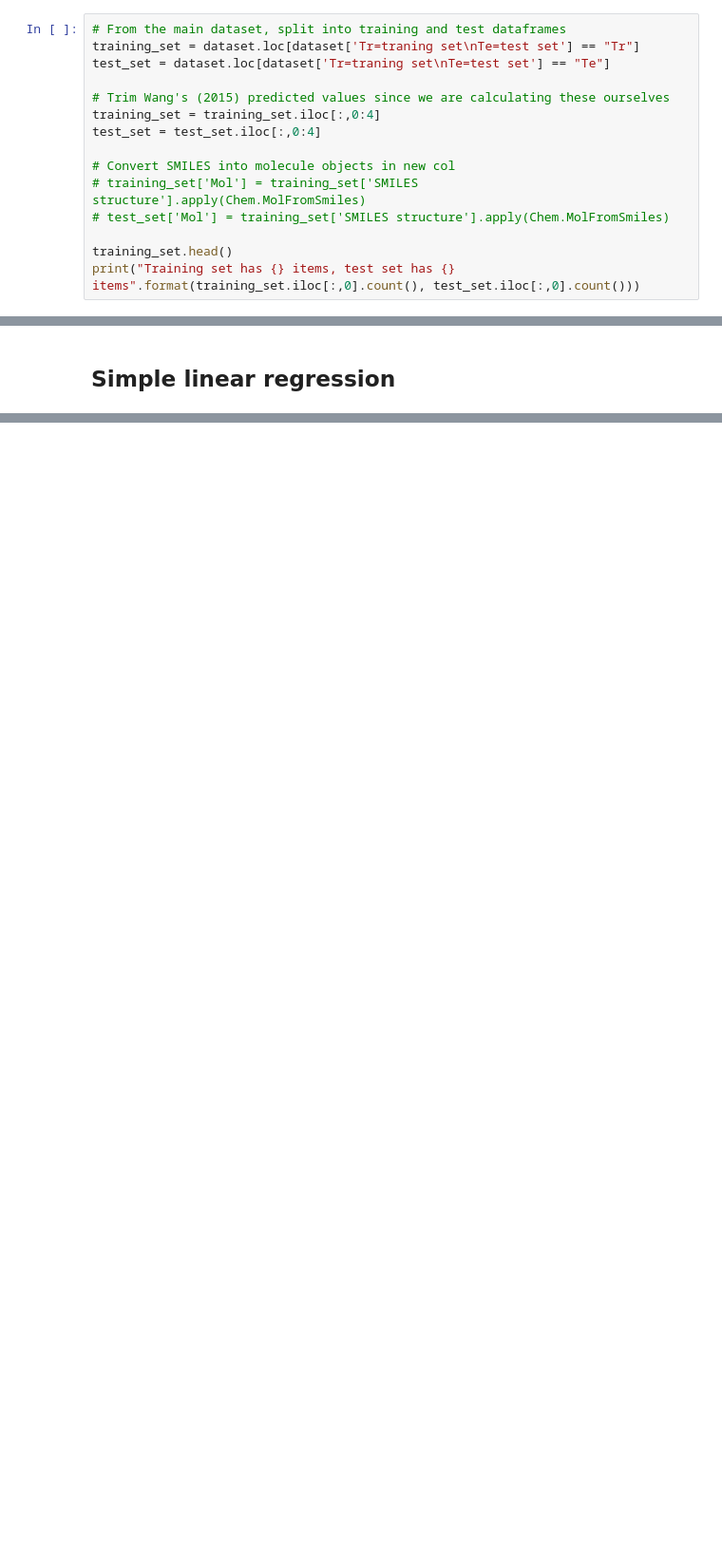
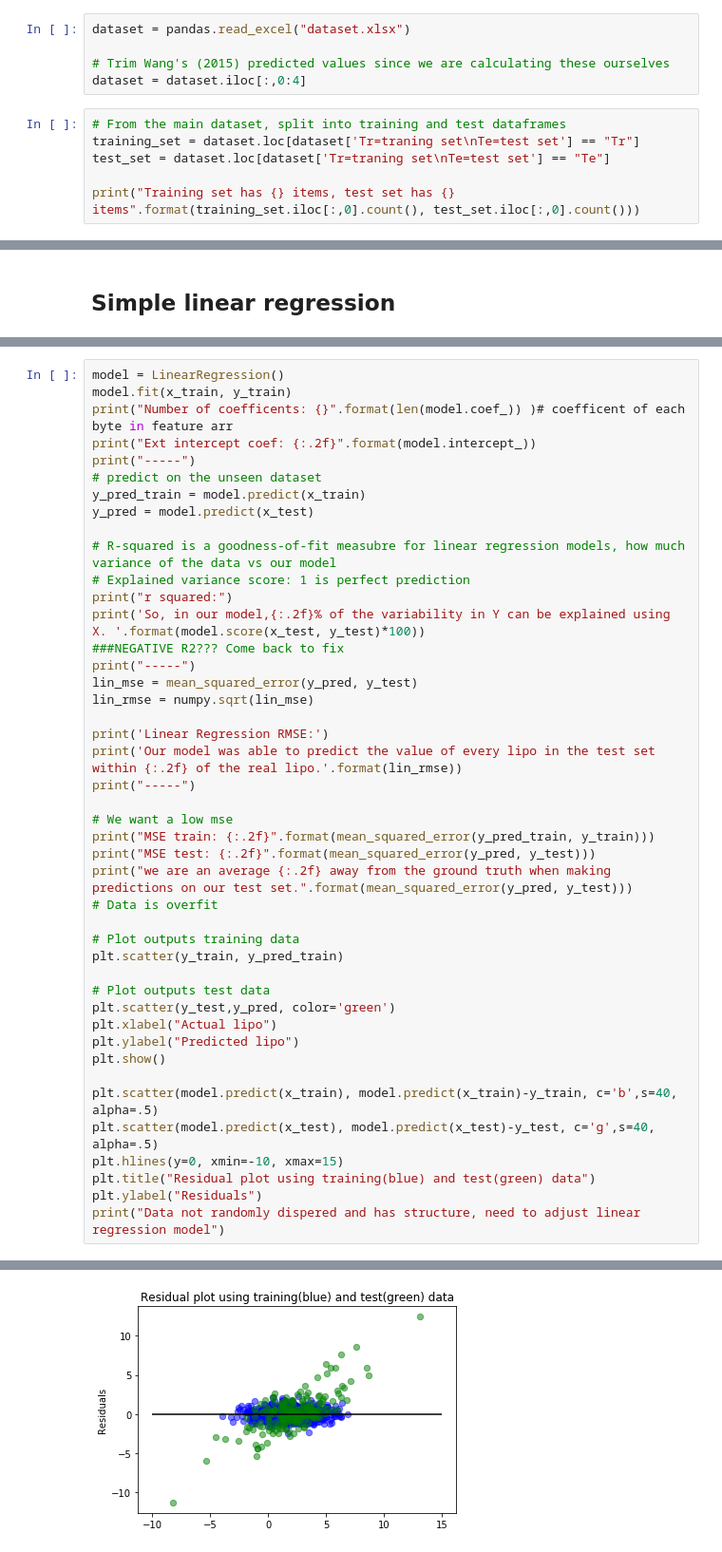
Before and after one commit to cfu288/ml-predict-lipohpillicity, a Jupyter notebook: main.ipynb, the cells around one changed output, grey strips where cells are left out. Shown at 95% size. Cells and saved outputs as stored; diff of their text form; blank space fills up the shorter version.

Commit message:
added svm, still need to tune linear

```diff
--- a/main.ipynb
+++ b/main.ipynb
@@ -22,17 +23,13 @@ dataset = pandas.read_excel("dataset.xlsx")
+# %%
+dataset = pandas.read_excel("dataset.xlsx")
+
+# Trim Wang's (2015) predicted values since we are calculating these ourselves
+dataset = dataset.iloc[:,0:4]
 # %%
 # From the main dataset, split into training and test dataframes
 training_set = dataset.loc[dataset['Tr=traning set\nTe=test set'] == "Tr"]
 test_set = dataset.loc[dataset['Tr=traning set\nTe=test set'] == "Te"]
 
-# Trim Wang's (2015) predicted values since we are calculating these ourselves
-training_set = training_set.iloc[:,0:4]
-test_set = test_set.iloc[:,0:4]
-
-# Convert SMILES into molecule objects in new col
-# training_set['Mol'] = training_set['SMILES structure'].apply(Chem.MolFromSmiles)
-# test_set['Mol'] = training_set['SMILES structure'].apply(Chem.MolFromSmiles)
-
-training_set.head()
 print("Training set has {} items, test set has {} items".format(training_set.iloc[:,0].count(), test_set.iloc[:,0].count()))
 # %% [output]
 Training set has 904 items, test set has 226 items
@@ -134,0 +106,45 @@ MSE: 5.1615409114380855
+# %%
+model = LinearRegression()
+model.fit(x_train, y_train)
+print("Number of coefficents: {}".format(len(model.coef_)) )# coefficent of each byte in feature arr
+print("Ext intercept coef: {:.2f}".format(model.intercept_))
+print("-----")
+# predict on the unseen dataset
+y_pred_train = model.predict(x_train)
+y_pred = model.predict(x_test)
+
+# R-squared is a goodness-of-fit measubre for linear regression models, how much variance of the data vs our model
+# Explained variance score: 1 is perfect prediction
+print("r squared:")
+print('So, in our model,{:.2f}% of the variability in Y can be explained using X. '.format(model.score(x_test, y_test)*100))
+###NEGATIVE R2??? Come back to fix
+print("-----")
+lin_mse = mean_squared_error(y_pred, y_test)
+lin_rmse = numpy.sqrt(lin_mse)
+
+print('Linear Regression RMSE:')
+print('Our model was able to predict the value of every lipo in the test set within {:.2f} of the real lipo.'.format(lin_rmse))
+print("-----")
+
+# We want a low mse
+print("MSE train: {:.2f}".format(mean_squared_error(y_pred_train, y_train)))
+print("MSE test: {:.2f}".format(mean_squared_error(y_pred, y_test)))
+print("we are an average {:.2f} away from the ground truth when making predictions on our test set.".format(mean_squared_error(y_pred, y_test)))
+# Data is overfit
+
+# Plot outputs training data
+plt.scatter(y_train, y_pred_train)
+
+# Plot outputs test data
+plt.scatter(y_test,y_pred, color='green')
+plt.xlabel("Actual lipo")
+plt.ylabel("Predicted lipo")
+plt.show()
+
+plt.scatter(model.predict(x_train), model.predict(x_train)-y_train, c='b',s=40, alpha=.5)
+plt.scatter(model.predict(x_test), model.predict(x_test)-y_test, c='g',s=40, alpha=.5)
+plt.hlines(y=0, xmin=-10, xmax=15)
+plt.title("Residual plot using training(blue) and test(green) data")
+plt.ylabel("Residuals")
+print("Data not randomly dispered and has structure, need to adjust linear regression model")
+# %% [output]
@@ -134,0 +165 @@ MSE: 5.1615409114380855
+[figure, added]
```
Also changed, not shown: parts of 8 cells of this notebook.
